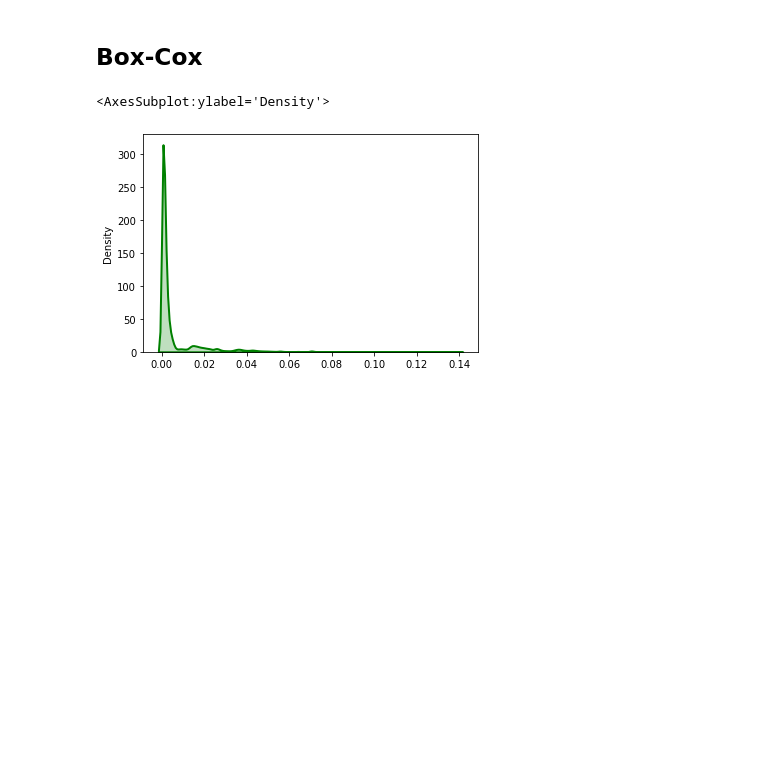
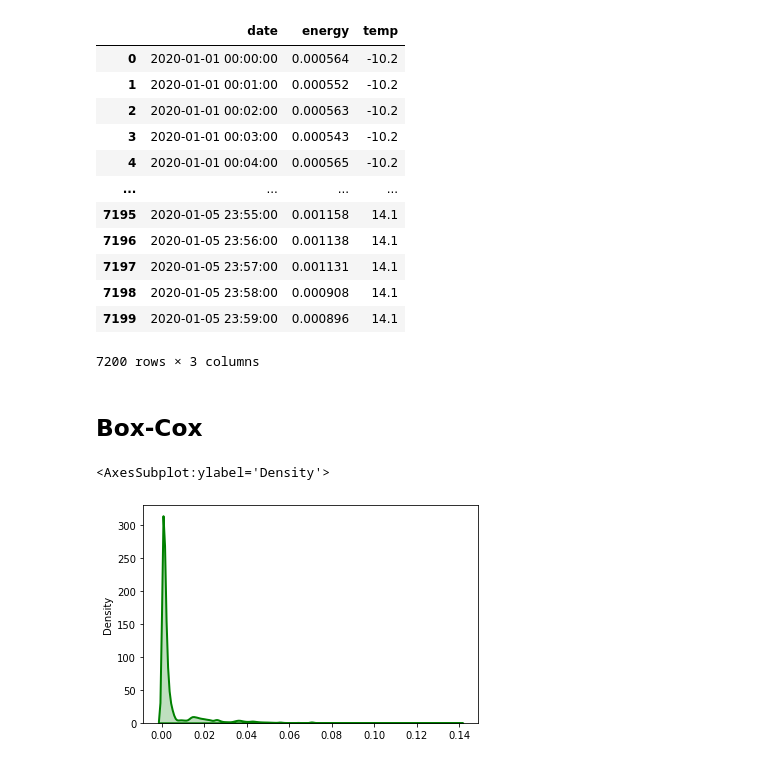
Before and after one commit to jurek1029/HouseholdEnergyPredictor, a Jupyter notebook: Data-LPG-Prep.ipynb, the cells around one changed output. Drawn from its saved outputs; the diff is of its cells as text; code cells hidden in the pictures; blank space fills up the shorter version.

```diff
--- a/Data-LPG-Prep.ipynb
+++ b/Data-LPG-Prep.ipynb
@@ -39,3 +48,19 @@ all.rename(columns = {"Time": "date", 'Sum [kWh]':"energy", 'Temperature': 'temp
+# %%
+alls.head(24*5*60)
+# %% [output]
+|  | date | energy | temp |
+| 0 | 2020-01-01 00:00:00 | 0.000564 | -10.2 |
+| 1 | 2020-01-01 00:01:00 | 0.000552 | -10.2 |
+| 2 | 2020-01-01 00:02:00 | 0.000563 | -10.2 |
+| 3 | 2020-01-01 00:03:00 | 0.000543 | -10.2 |
+| 4 | 2020-01-01 00:04:00 | 0.000565 | -10.2 |
+| ... | ... | ... | ... |
+| 7195 | 2020-01-05 23:55:00 | 0.001158 | 14.1 |
+| 7196 | 2020-01-05 23:56:00 | 0.001138 | 14.1 |
+| 7197 | 2020-01-05 23:57:00 | 0.001131 | 14.1 |
+| 7198 | 2020-01-05 23:58:00 | 0.000908 | 14.1 |
+| 7199 | 2020-01-05 23:59:00 | 0.000896 | 14.1 |
+7200 rows × 3 columns
 # %%
 import winsound
 winsound.Beep(1000, 300)
```
Also changed, not shown: parts of 7 cells of this notebook.
